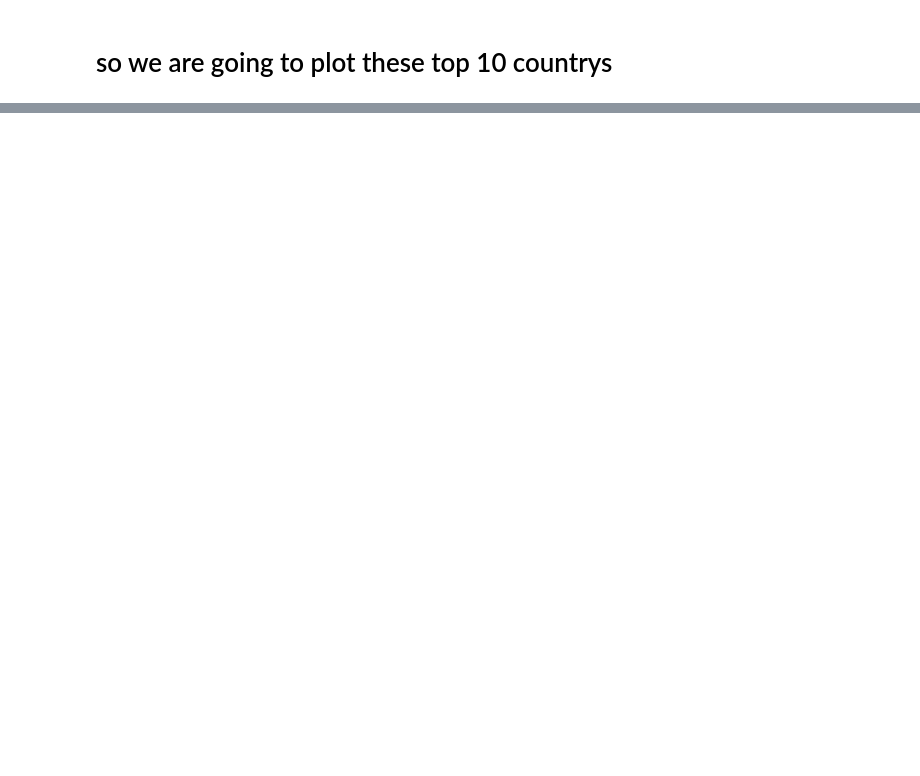
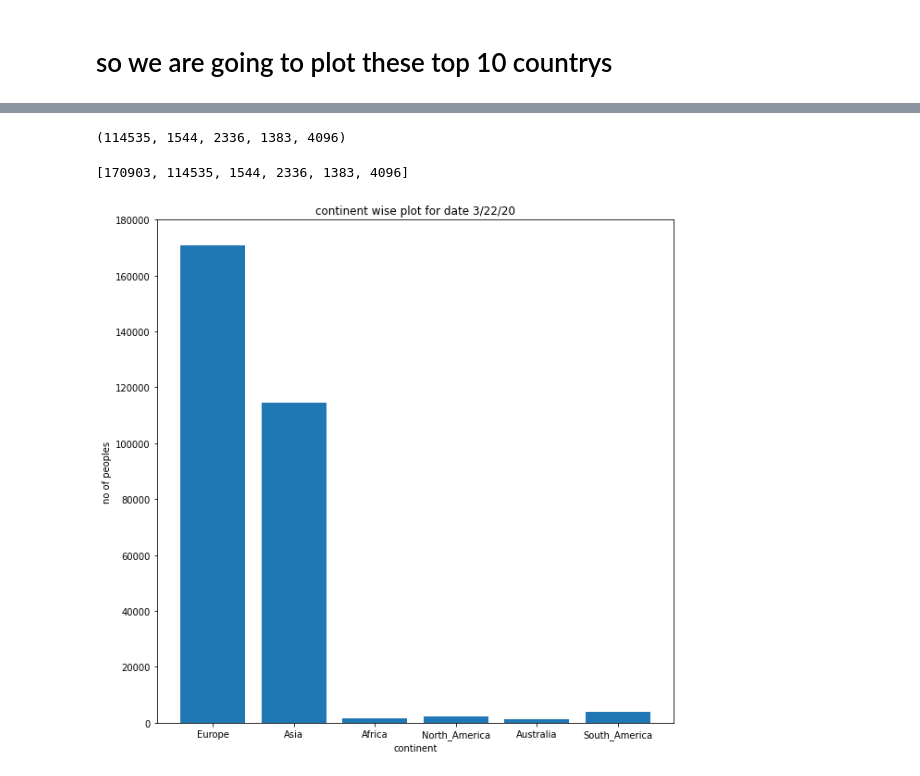
Before and after one commit to vipulgote1999/-10daysofMLChallenge, a Jupyter notebook: Day_1_.ipynb, the cells around one changed output, grey strips where cells are left out. Drawn from its saved outputs; the diff is of its cells as text; code cells hidden in the pictures; blank space fills up the shorter version.

```diff
--- a/Day_1_.ipynb
+++ b/Day_1_.ipynb
@@ -322,0 +524,7 @@ plt.show()
+# %%
+europe=continent_df['europe_provigences'].values
+Asia=continent_df['Asia'].values
+Africa=continent_df['Africa'].values
+North_America=continent_df['North_America'].values
+South_America=continent_df['South_America'].values
+Australia=continent_df['Australia'].values
@@ -322,0 +588,37 @@ plt.show()
+# %%
+sum(Asia_total_cases),sum(Africa_total_cases),sum(North_America_total_cases),sum(Australia_total_cases),sum(South_America_total_cases)
+# %% [output]
+(114535, 1544, 2336, 1383, 4096)
+# %%
+total_continent_through_World=[]
+total_continent_through_World.append(sum(europe_total_cases))
+total_continent_through_World.append(sum(Asia_total_cases))
+total_continent_through_World.append(sum(Africa_total_cases))
+total_continent_through_World.append(sum(North_America_total_cases))
+total_continent_through_World.append(sum(Australia_total_cases))
+total_continent_through_World.append(sum(South_America_total_cases))
+# %%
+total_continent_through_World_unique=[]
+total_continent_through_World_unique.append('Europe')
+total_continent_through_World_unique.append('Asia')
+total_continent_through_World_unique.append('Africa')
+total_continent_through_World_unique.append('North_America')
+total_continent_through_World_unique.append('Australia')
+total_continent_through_World_unique.append('South_America')
+# %%
+total_continent_through_World
+# %% [output]
+[170903, 114535, 1544, 2336, 1383, 4096]
+# %%
+y_pos = np.arange(len(total_continent_through_World_unique))
+# %%
+plt.figure(figsize=(10,10))
+plt.bar(y_pos,total_continent_through_World)
+plt.title('continent wise plot for date 3/22/20')
+plt.xlabel('continent')
+plt.ylabel('no of peoples')
+plt.ylim(0,180000)
+plt.xticks(y_pos, total_continent_through_World_unique)
+plt.show()
+# %% [output]
+[figure, added]
```
Also changed, not shown: parts of 38 cells of this notebook.
